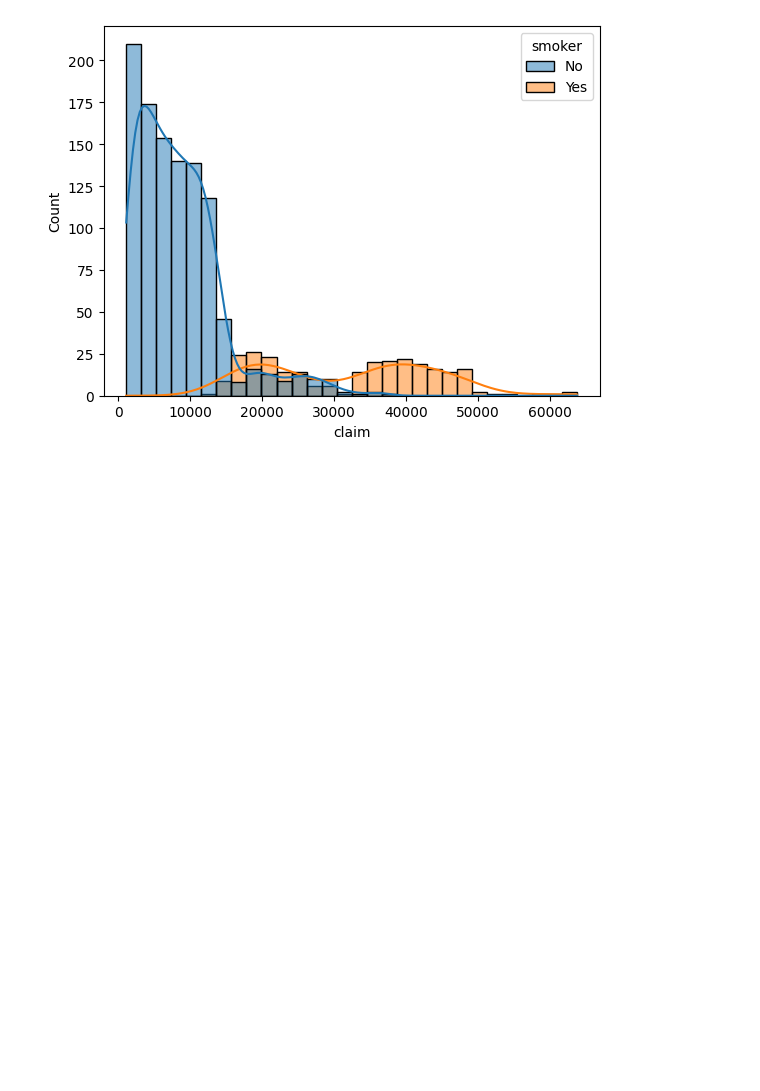
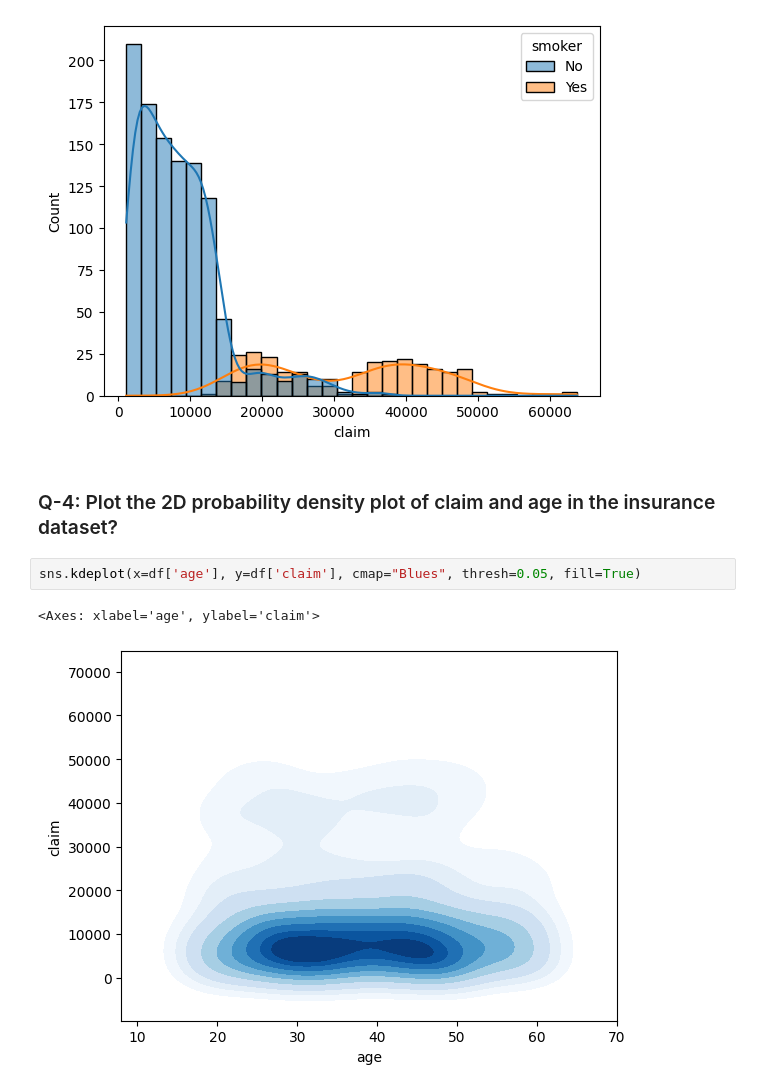
Before and after one commit to NityaVerma19/DSMP, a Jupyter notebook: Descriptive stats 2/task_40.ipynb, the cells around one changed output. Saved outputs shown, nothing was run; the diff lists cells and outputs as text; blank space fills up the shorter version.

```diff
--- a/Descriptive stats 2/task_40.ipynb
+++ b/Descriptive stats 2/task_40.ipynb
@@ -79,3 +79,10 @@ sns.histplot(df, x = 'claim', hue = 'smoker', kde=True)
 # %% [output]
 <Axes: xlabel='claim', ylabel='Count'>
 [figure]
+# %% [markdown]
+### Q-4: Plot the 2D probability density plot of claim and age in the insurance dataset?
+# %%
+sns.kdeplot(x=df['age'], y=df['claim'], cmap="Blues", thresh=0.05, fill=True)
+# %% [output]
+<Axes: xlabel='age', ylabel='claim'>
+[figure, added]
```
